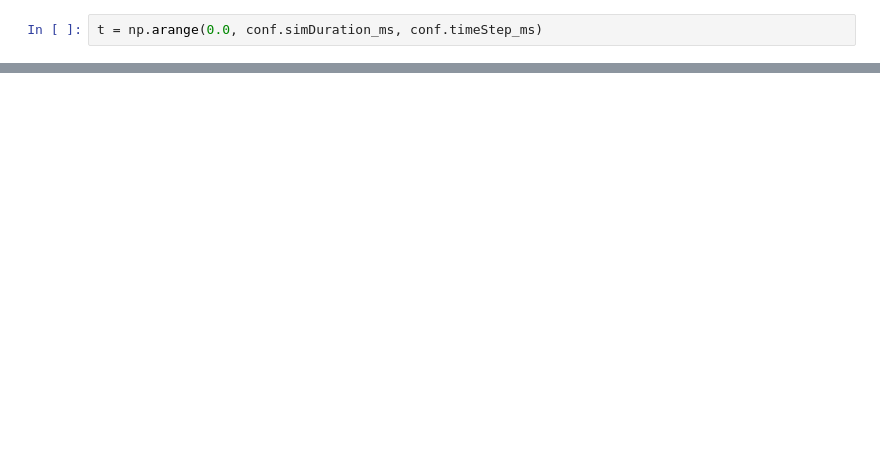
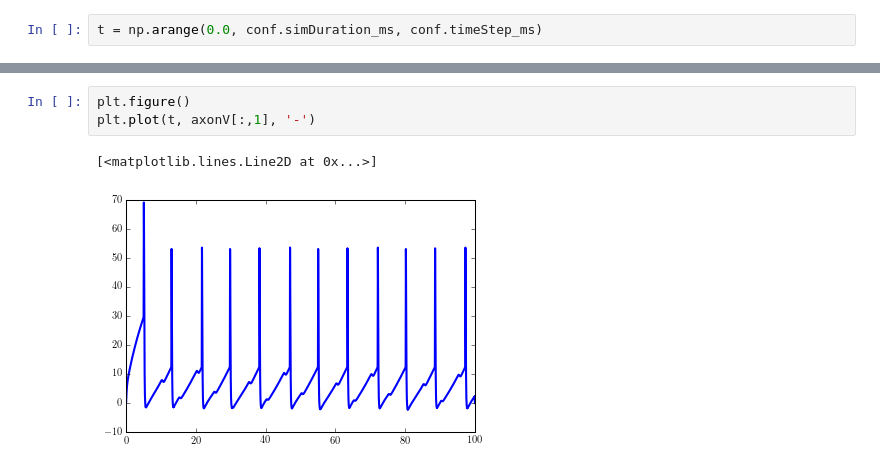
Before and after one commit to rnwatanabe/projectPR, a Jupyter notebook: ExampleNotebooks/MNPoolWithNodeAxonsAnsDescendingCommand.ipynb, the cells around one changed output, grey strips where cells are left out. Saved outputs shown, nothing was run; the diff lists cells and outputs as text; blank space fills up the shorter version.

```diff
--- a/ExampleNotebooks/MNPoolWithNodeAxonsAnsDescendingCommand.ipynb
+++ b/ExampleNotebooks/MNPoolWithNodeAxonsAnsDescendingCommand.ipynb
@@ -62,2 +82,8 @@ plt.plot(pools[0].poolSomaSpikes[:, 0],
+# %%
+plt.figure()
+plt.plot(t, axonV[:,1], '-')
+# %% [output]
+[<matplotlib.lines.Line2D at 0x...>]
+[figure, added]
 # %%
 plt.figure()
```
Also changed, not shown: parts of 13 cells of this notebook, 24 other files.
